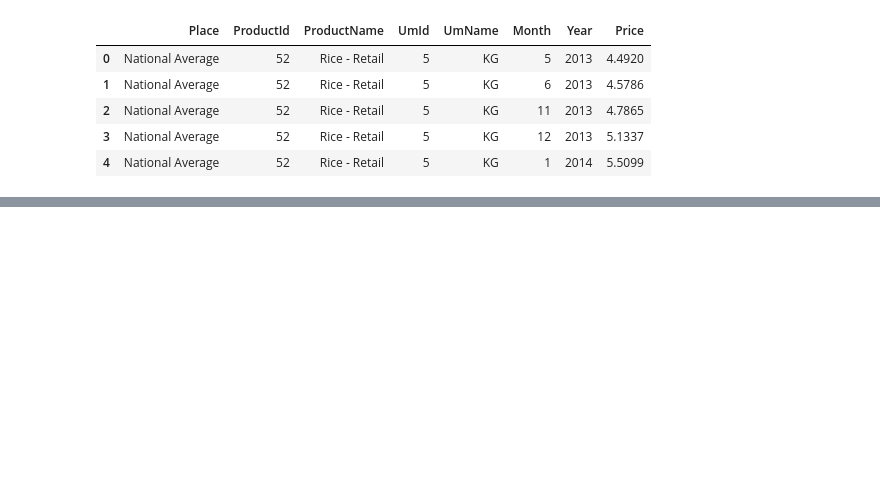
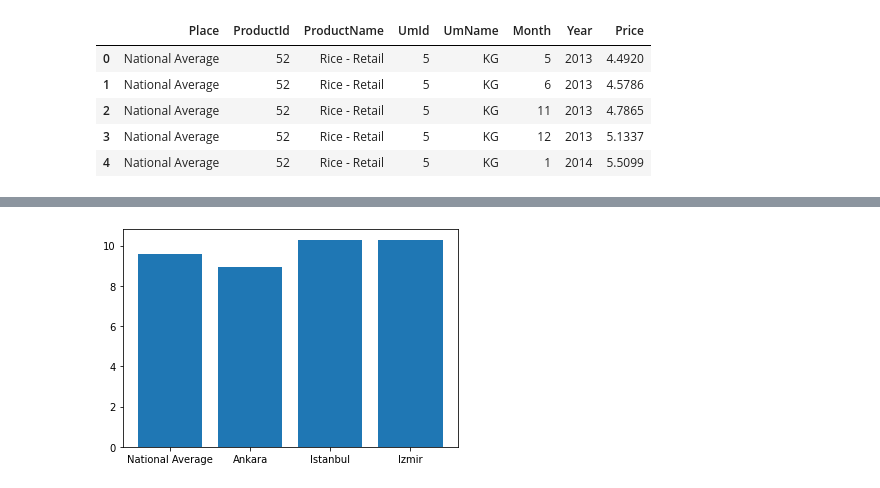
Before and after one commit to Trang27cl/testgit, a Jupyter notebook: FoodPrice_in_Turkey.ipynb, the cells around one changed output, grey strips where cells are left out. Cells and saved outputs as stored; diff of their text form; code cells hidden in the pictures; blank space fills up the shorter version.

```diff
--- a/FoodPrice_in_Turkey.ipynb
+++ b/FoodPrice_in_Turkey.ipynb
@@ -1053,0 +338,9 @@ Name: Price, dtype: int64
+# %%
+#Vẽ biểu đồ cột so sánh giá gạo (Rice-Retail) tháng 12 năm 2019 của Ankara, Istanbul, Izmir và National Average.
+#Chọn dữ liệu cần thiết cho mục tiêu
+data1 = data[(data['Year'] == 2019) & (data['Month'] == 12) & (data['ProductName'] == 'Rice - Retail')]
+#Vẽ biểu đồ cột
+plt.bar(data1['Place'], data1['Price'])
+plt.show()
+# %% [output]
+[figure, added]
```
Also changed, not shown: parts of 79 cells of this notebook.
